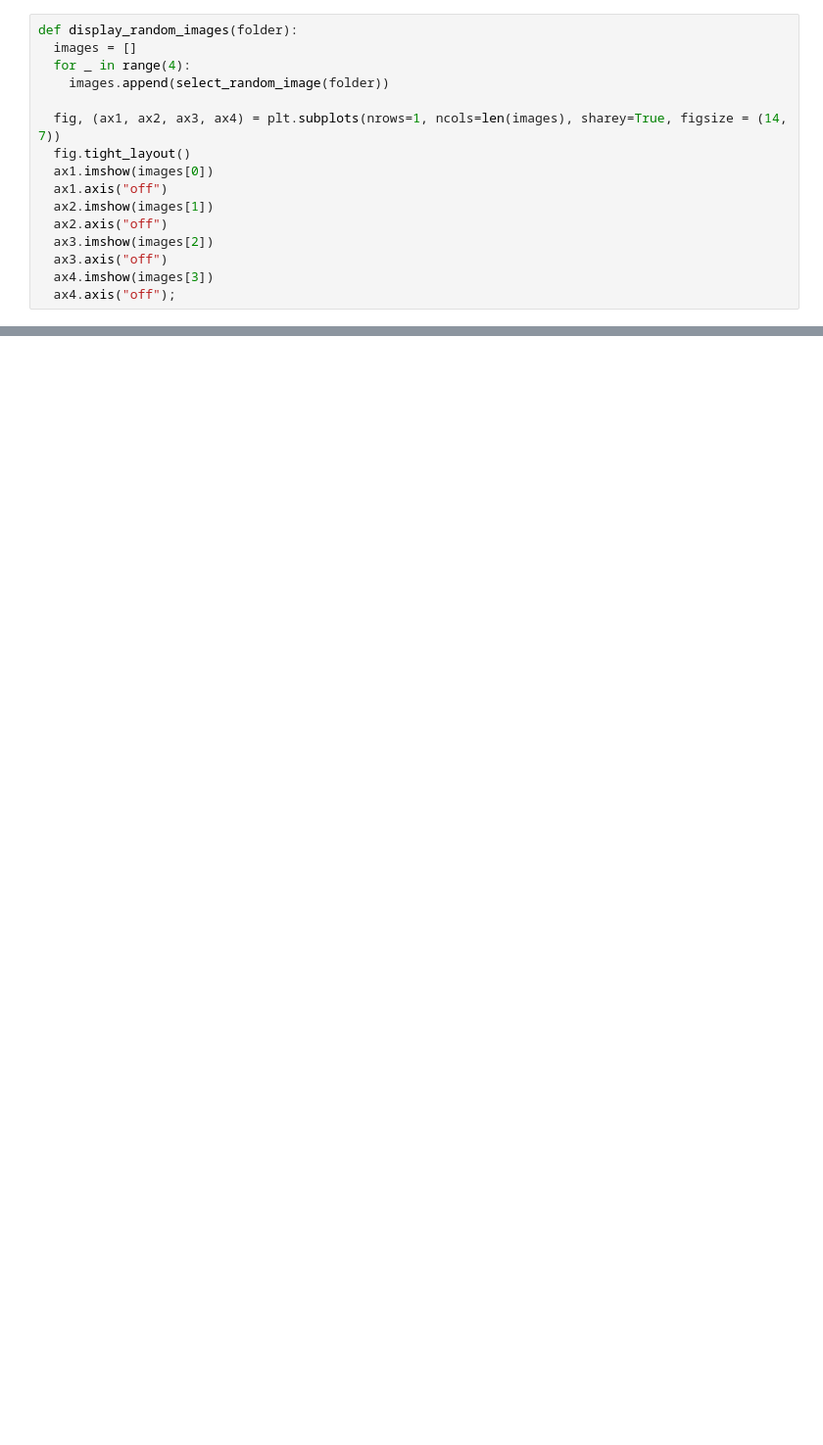
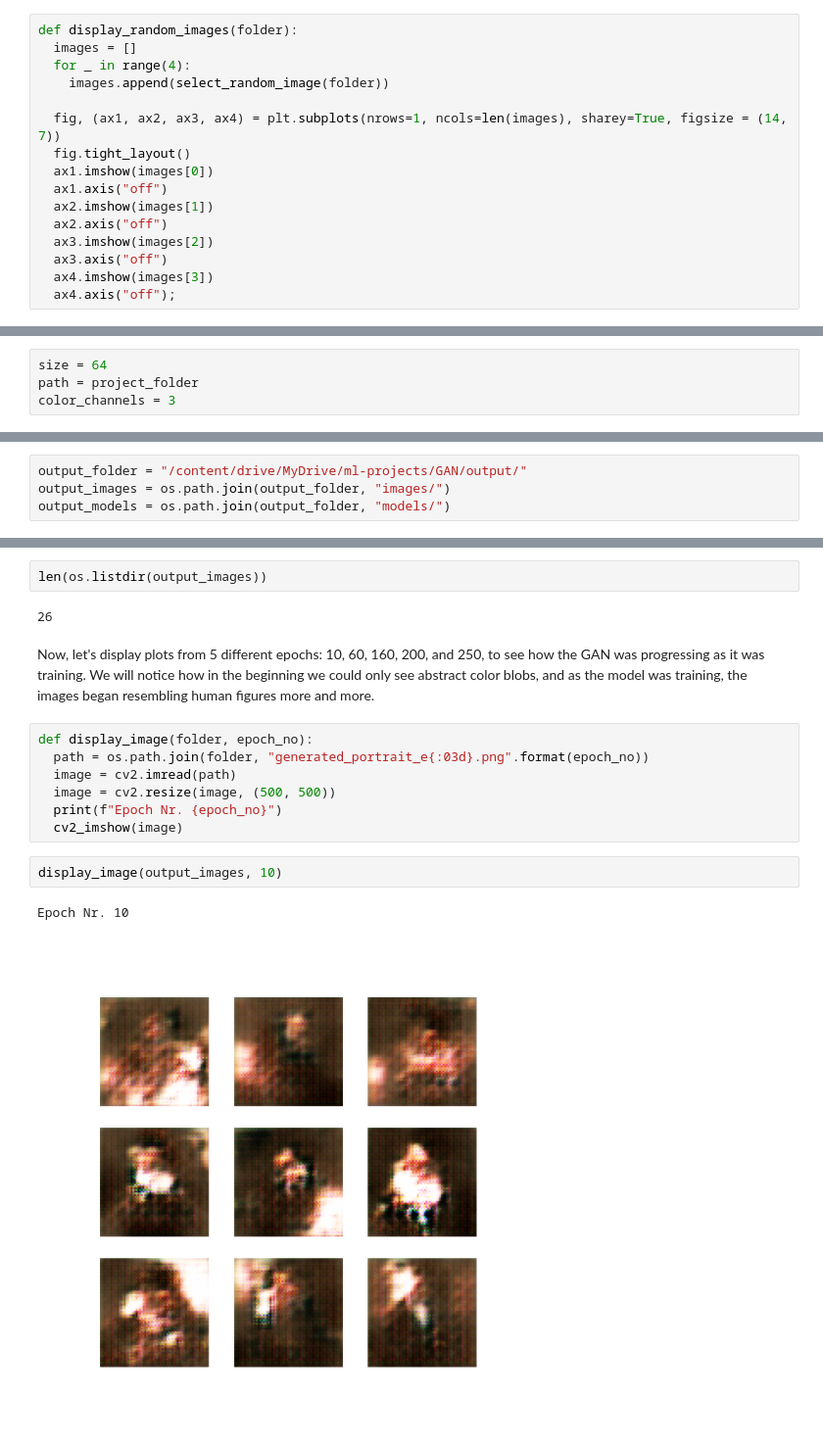
Before and after one commit to Coyote-Schmoyote/GAN-project, a Jupyter notebook: GAN_portrait.ipynb, the cells around one changed output, grey strips where cells are left out. Shown at 98% size. Cells and saved outputs as stored; diff of their text form; blank space fills up the shorter version.

```diff
--- a/GAN_portrait.ipynb
+++ b/GAN_portrait.ipynb
@@ -559,0 +189,4 @@ display_random_images(project_folder)
+# %%
+size = 64
+path = project_folder
+color_channels = 3
@@ -734,0 +428,4 @@ KeyboardInterrupt: ignored
+# %%
+output_folder = "/content/drive/MyDrive/ml-projects/GAN/output/"
+output_images = os.path.join(output_folder, "images/")
+output_models = os.path.join(output_folder, "models/")
@@ -734,0 +519,18 @@ KeyboardInterrupt: ignored
+# %%
+len(os.listdir(output_images))
+# %% [output]
+26
+# %% [markdown]
+Now, let's display plots from 5 different epochs: 10, 60, 160, 200, and 250, to see how the GAN was progressing as it was training. We will notice how in the beginning we could only see abstract color blobs, and as the model was training, the images began resembling human figures more and more.
+# %%
+def display_image(folder, epoch_no):
+  path = os.path.join(folder, "generated_portrait_e{:03d}.png".format(epoch_no))
+  image = cv2.imread(path)
+  image = cv2.resize(image, (500, 500))
+  print(f"Epoch Nr. {epoch_no}")
+  cv2_imshow(image)
+# %%
+display_image(output_images, 10)
+# %% [output]
+Epoch Nr. 10
+[figure, added]
```
Also changed, not shown: parts of 119 cells of this notebook.
